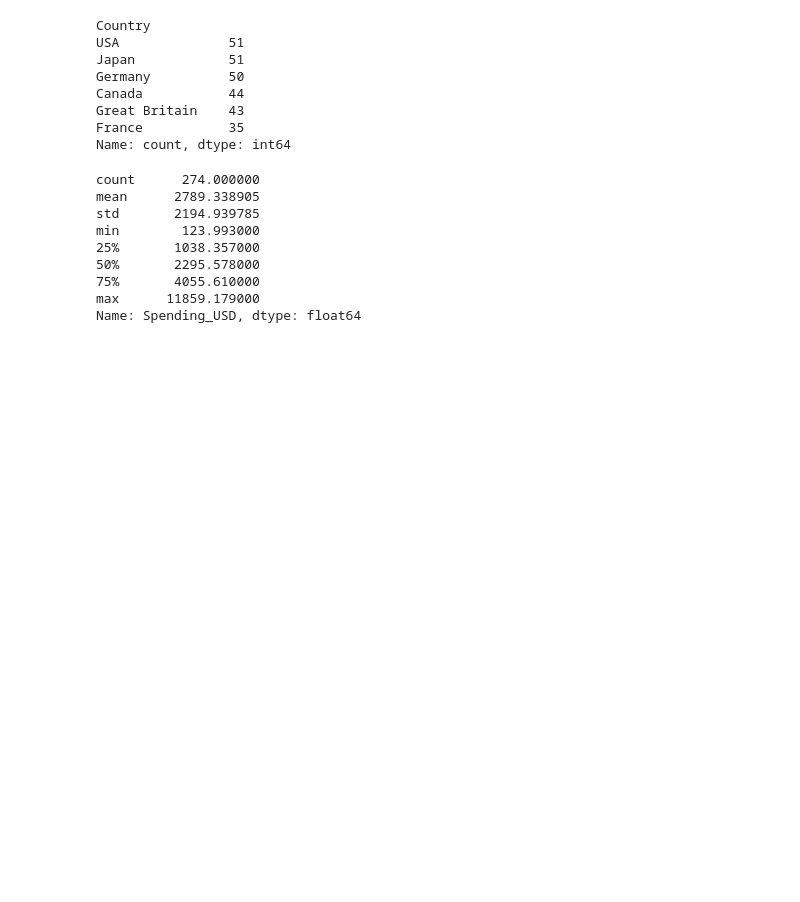
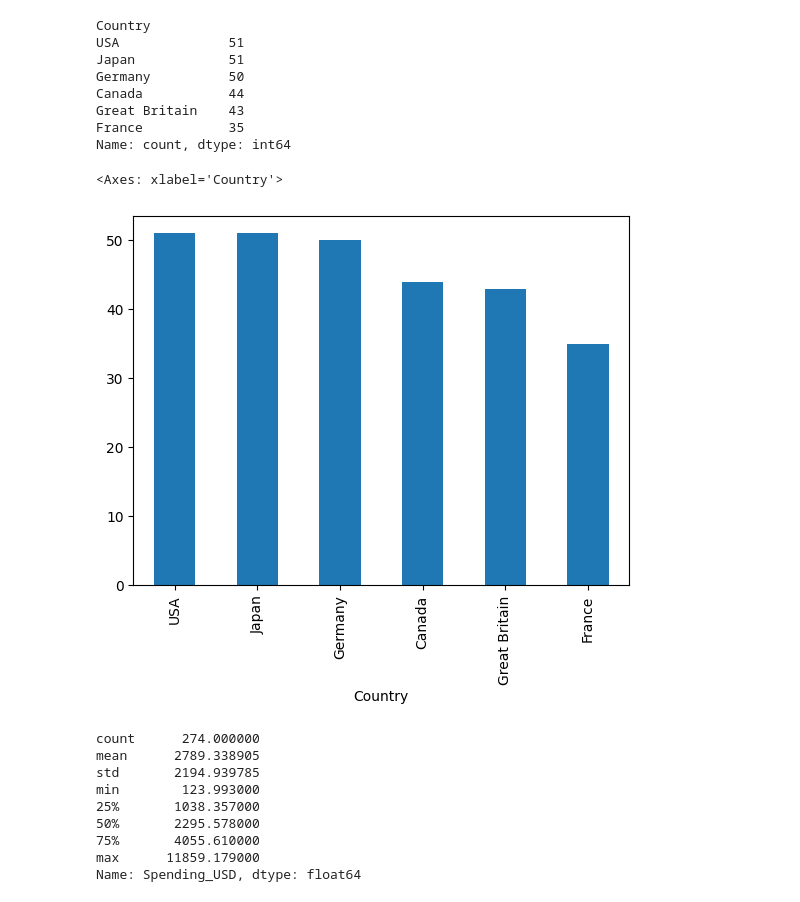
Before and after one commit to minaelaachrate/Brief8, a Jupyter notebook: phase2.ipynb, the cells around one changed output. Drawn from its saved outputs; the diff is of its cells as text; code cells hidden in the pictures; blank space fills up the shorter version.

```diff
--- a/phase2.ipynb
+++ b/phase2.ipynb
@@ -29,6 +29,11 @@ Canada           44
 Great Britain    43
 France           35
 Name: count, dtype: int64
+# %%
+df["Country"].value_counts().plot(kind="bar")
+# %% [output]
+<Axes: xlabel='Country'>
+[figure, added]
 # %%
 df["Spending_USD"].describe()
 # %% [output]
```
Also changed, not shown: parts of 2 cells of this notebook, 1 other file.
